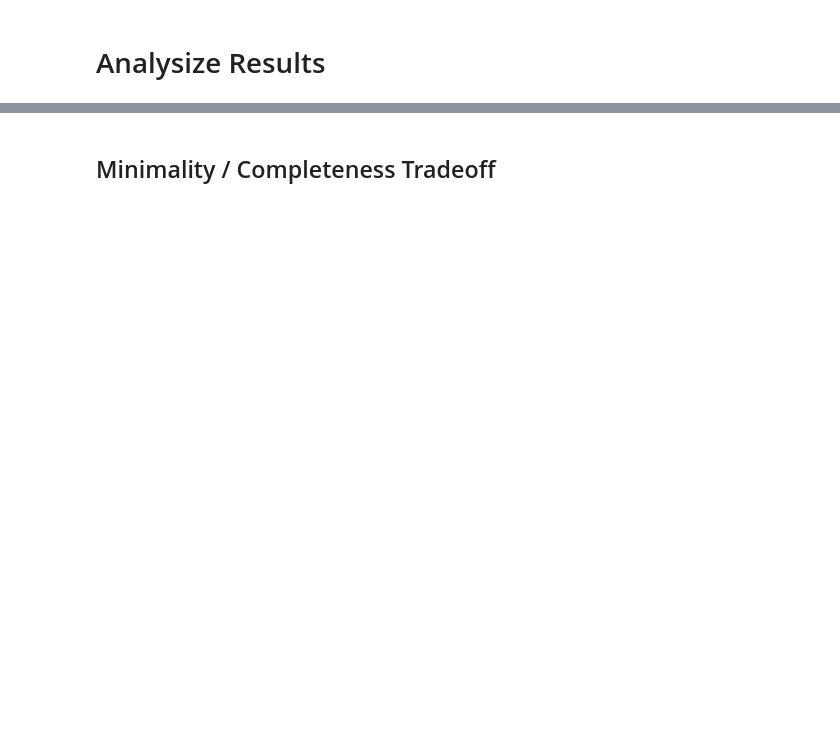
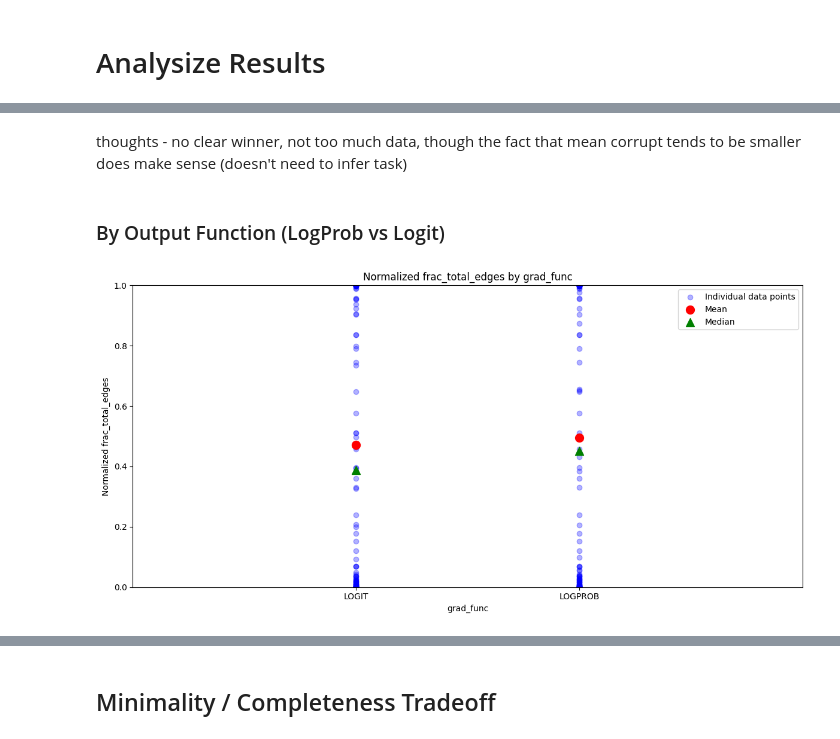
Before and after one commit to oliveradk/elk-experiments, a Jupyter notebook: jobs/hypothesis_tests.ipynb, the cells around one changed output, grey strips where cells are left out. Drawn from its saved outputs; the diff is of its cells as text; code cells hidden in the pictures; blank space fills up the shorter version.

```diff
--- a/jobs/hypothesis_tests.ipynb
+++ b/jobs/hypothesis_tests.ipynb
@@ -297,0 +676,15 @@ All figures have been generated and saved.
+# %% [markdown]
+thoughts - no clear winner, not too much data, though the fact that mean corrupt tends to be smaller does make sense (doesn't need to infer task)
+# %% [markdown]
+### By Output Function (LogProb vs Logit)
+# %%
+flexible_normalize_aggregate_and_plot(
+    df,
+    agg_by=['grad_func'],
+    value_column='frac_total_edges',
+    normalize_by=['task_key', 'use_abs', 'epsilon'],
+    rotation=0,
+    ha='center'
+)
+# %% [output]
+[figure, added]
```
Also changed, not shown: parts of 31 cells of this notebook.
